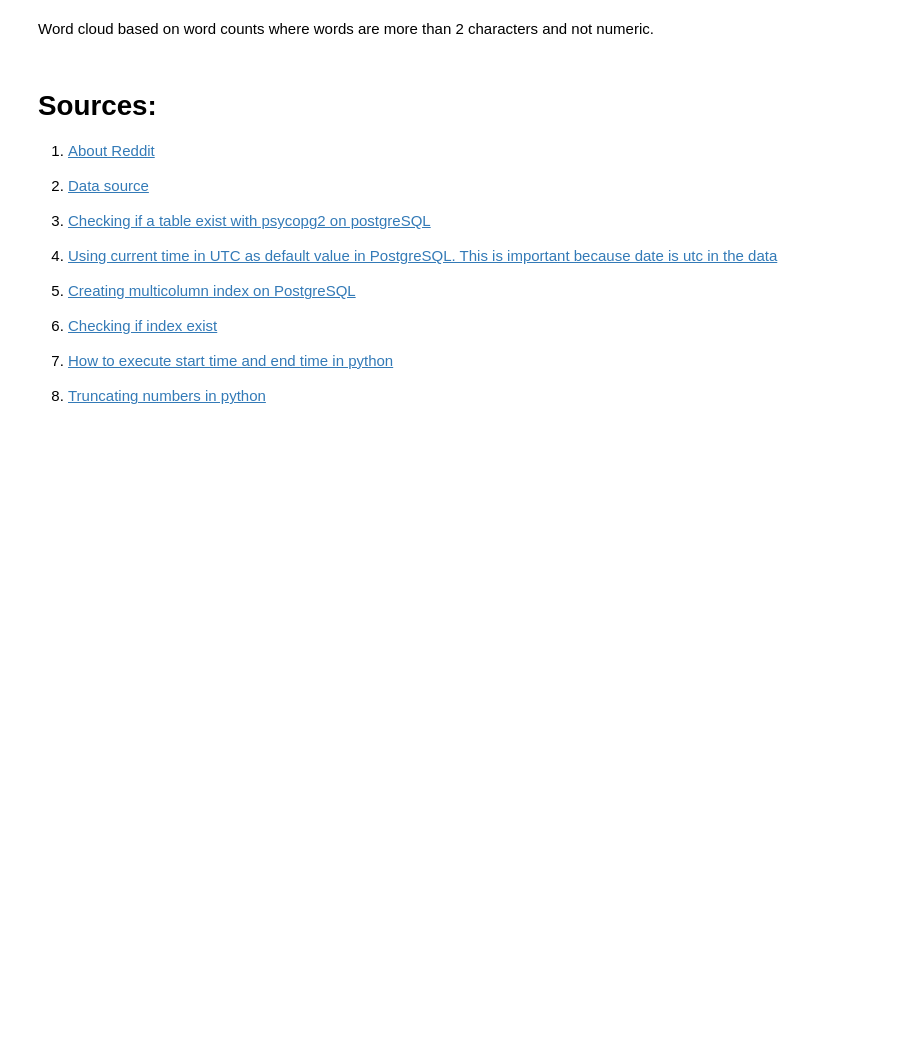
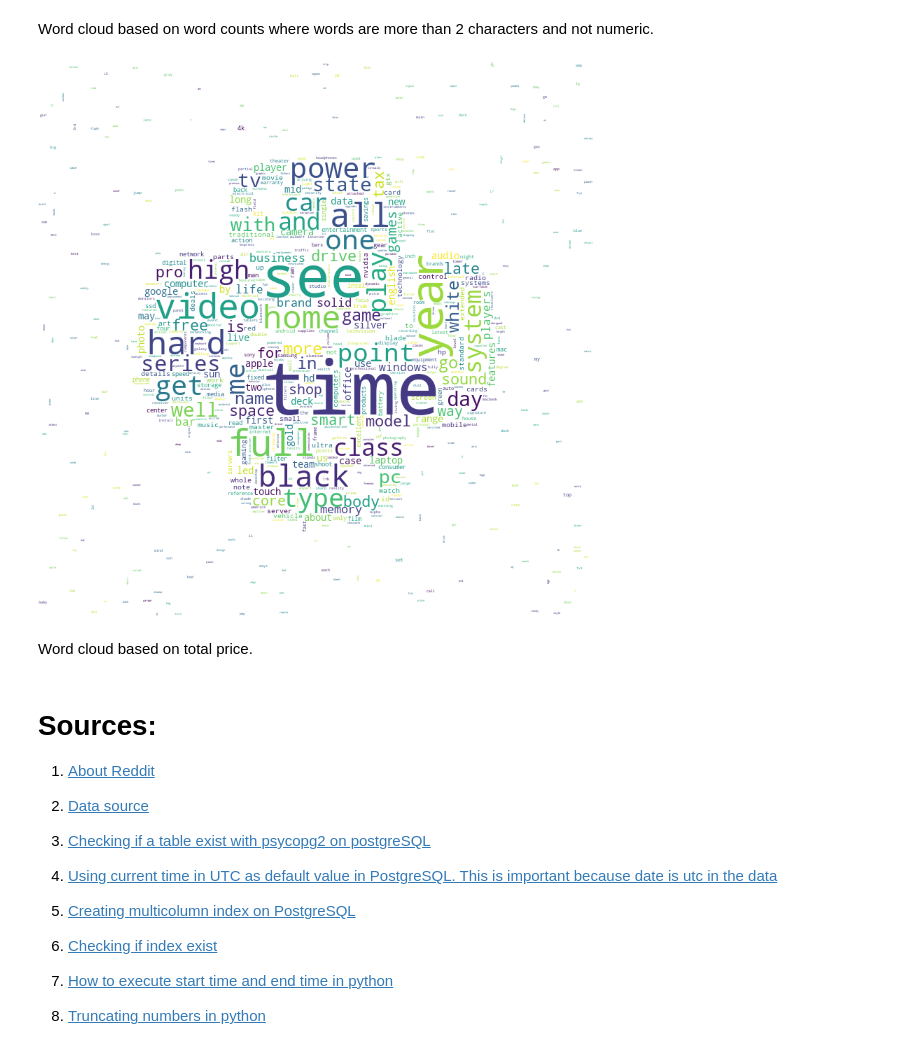
Before and after one commit to uguraskar/reddit_analysis, a Jupyter notebook: reddit_analysis.ipynb, the cells around one changed output. Saved outputs shown, nothing was run; the diff lists cells and outputs as text; code cells hidden in the pictures; blank space fills up the shorter version.

Commit message:
word cloud by value

```diff
--- a/reddit_analysis.ipynb
+++ b/reddit_analysis.ipynb
@@ -942,4 +942,26 @@ Image.open('images/word_cloud_by_count_all.png')
 [figure]
 # %% [markdown]
 Word cloud based on word counts where words are more than 2 characters and not numeric.
+# %%
+if(not(check_if_file_exists('images/word_cloud_by_value_all.png'))):
+    sql_command = """
+    SELECT
+    WORD,
+    SUM(TOTAL_PRICE) AS TOTAL_PRICE
+    FROM "EDW"."DWH_TOTAL_PRICE_BY_WORDS"
+    GROUP BY WORD
+    ORDER BY SUM(TOTAL_PRICE) DESC;
+    """
+    df_word_cloud = pd.read_sql(sql_command,conn)
+
+    python_mask = np.array(Image.open('images/python.jpg'))
+    word_cloud_data = dict(zip(df_word_cloud['word'].tolist(), df_word_cloud['total_price'].tolist()))
+
+    wc = WordCloud(background_color='white', width=8000, height=4000, max_words=10000, mask=python_mask).generate_from_frequencies(word_cloud_data)
+    wc.to_file('images/word_cloud_by_value_all.png')
+Image.open('images/word_cloud_by_value_all.png')
+# %% [output]
+[figure, added]
+# %% [markdown]
+Word cloud based on total price.
 # %%
```
Also changed, not shown: parts of 1 cell of this notebook, 2 other files.
